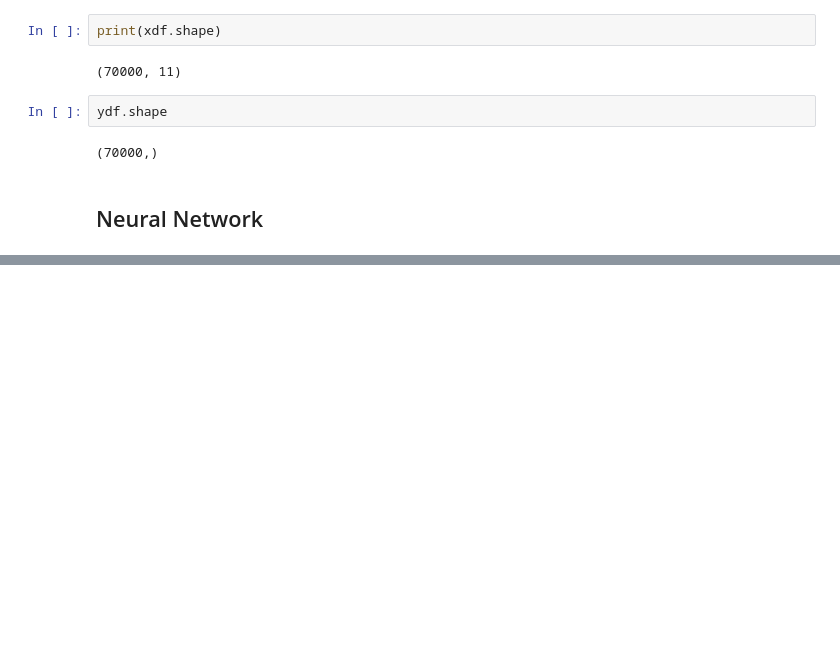
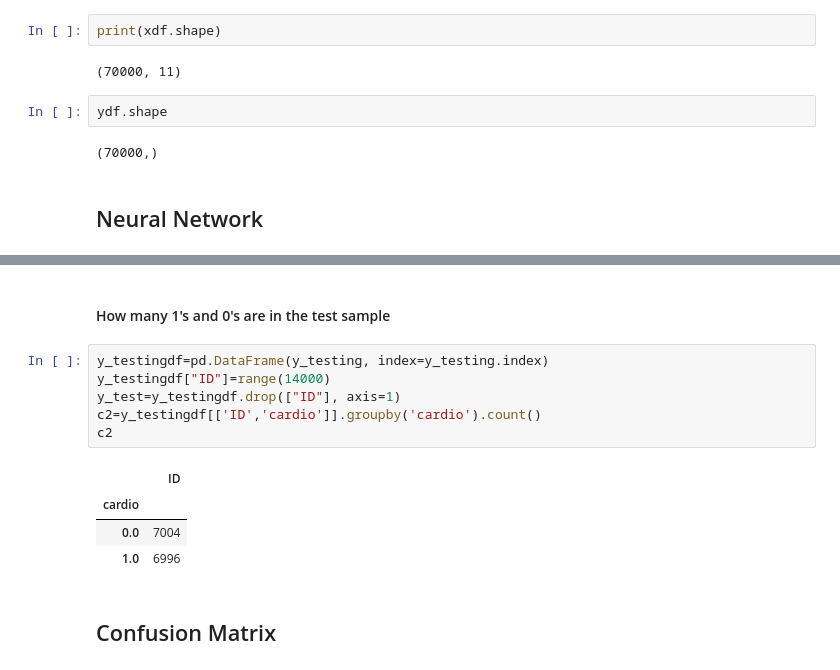
Before and after one commit to Aditya-Ramachandran/cardiovascular-disease-detection, a Jupyter notebook: NN on Dataset .ipynb, the cells around one changed output, grey strips where cells are left out. Drawn from its saved outputs; the diff is of its cells as text; blank space fills up the shorter version.

```diff
--- a/NN on Dataset .ipynb
+++ b/NN on Dataset .ipynb
@@ -111,0 +140,15 @@ print("\n Testing Accuracy:", score[1])
+# %% [markdown]
+#### How many 1's and 0's are in the test sample
+# %%
+y_testingdf=pd.DataFrame(y_testing, index=y_testing.index)
+y_testingdf["ID"]=range(14000)
+y_test=y_testingdf.drop(["ID"], axis=1)
+c2=y_testingdf[['ID','cardio']].groupby('cardio').count()
+c2
+# %% [output]
+|  | ID |
+| cardio |  |
+| 0.0 | 7004 |
+| 1.0 | 6996 |
+# %% [markdown]
+## Confusion Matrix
```
Also changed, not shown: parts of 9 cells of this notebook.
